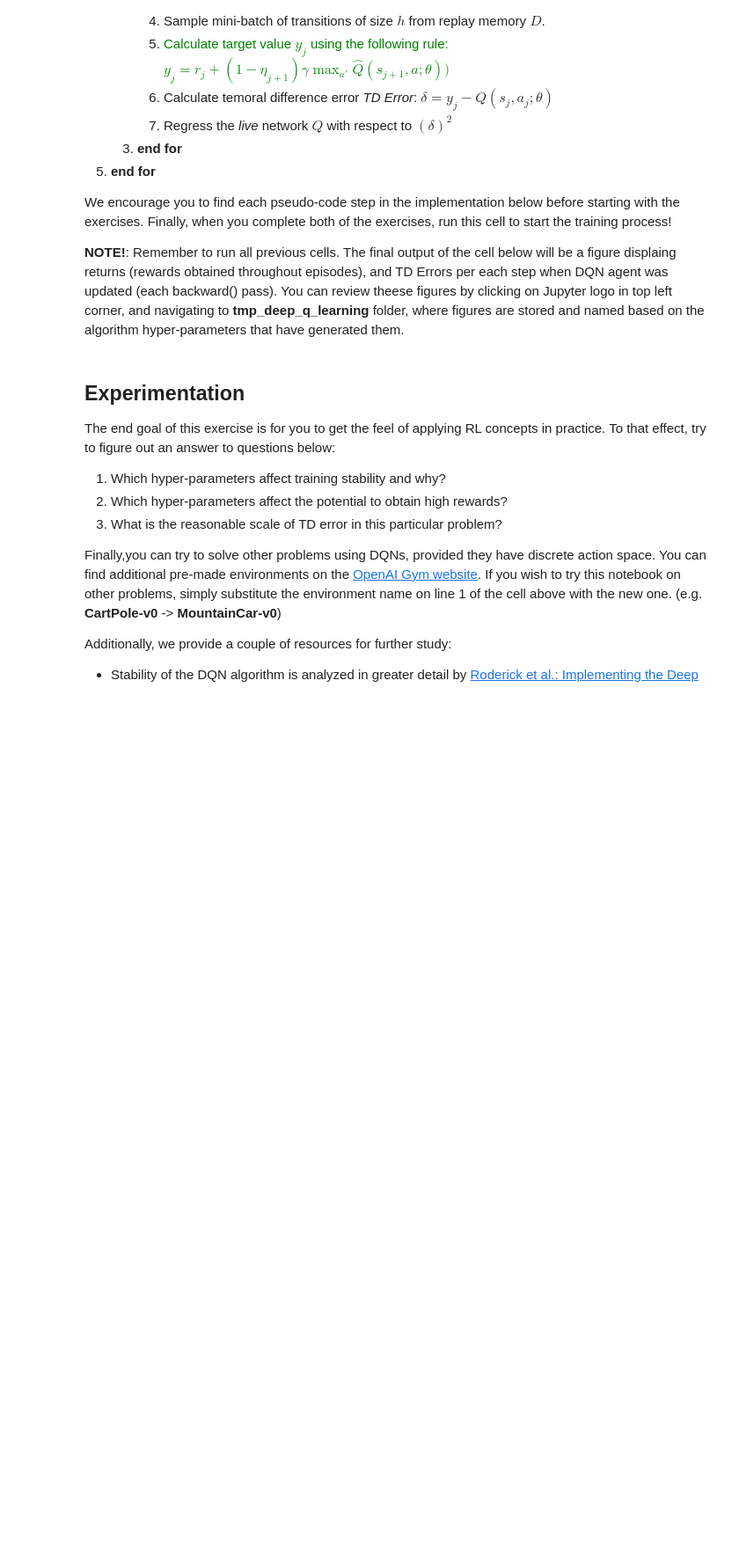
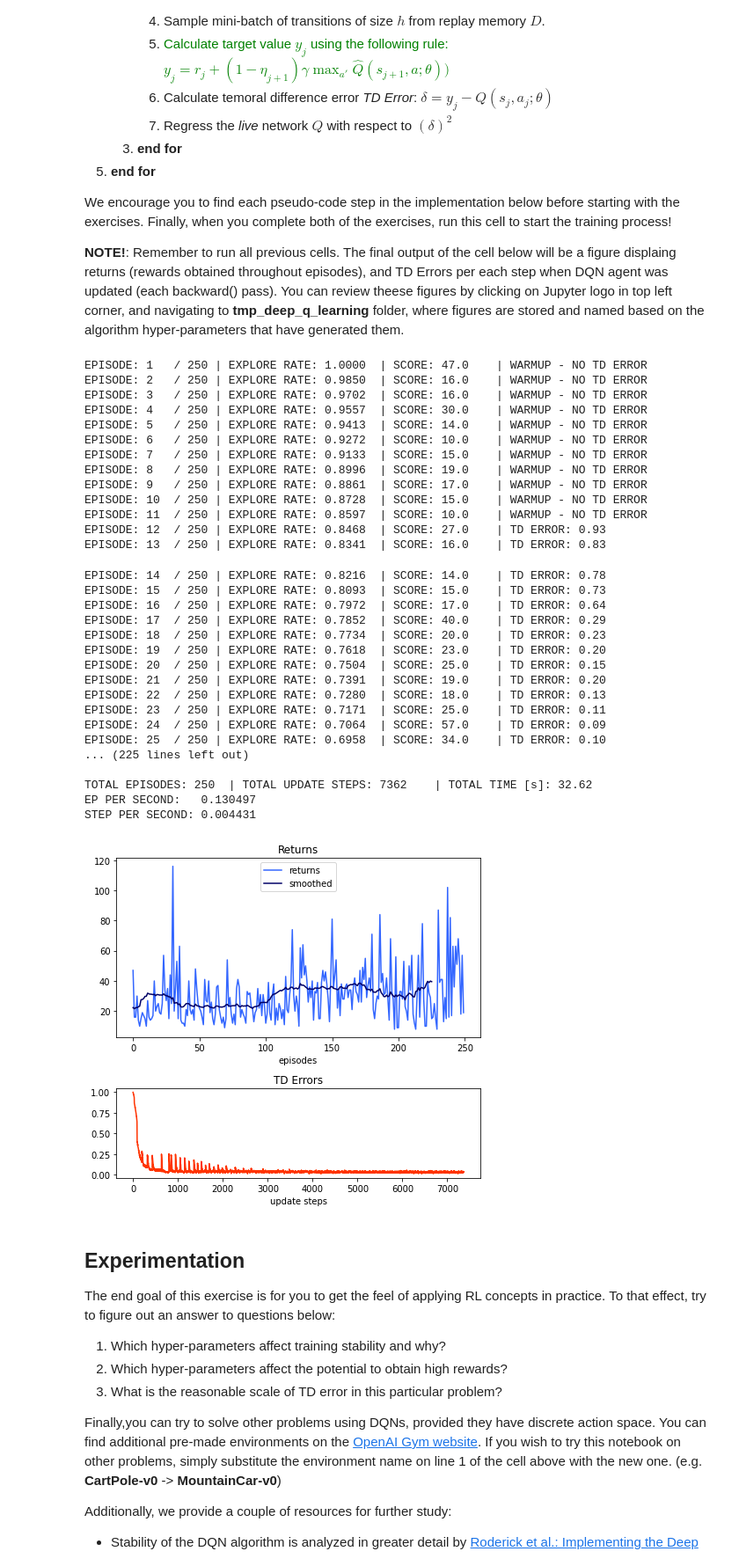
Before and after one commit to stefcon/dqn-pollo, a Jupyter notebook: RL-workshop/jupyter/deepq_learning.ipynb, the cells around one changed output. Shown at 88% size. Cells and saved outputs as stored; diff of their text form; code cells hidden in the pictures; blank space fills up the shorter version.

```diff
--- a/RL-workshop/jupyter/deepq_learning.ipynb
+++ b/RL-workshop/jupyter/deepq_learning.ipynb
@@ -316,7 +326,7 @@ for episode in range(EPISODES):
     for t in range(STEPS):
 
         # Display the game. Comment bellow line in order to get faster training.
-        env.render()
+#         env.render()
 
         if random.random() <= epsilon:
             action = env.env.action_space.sample()
@@ -341,33 +351,65 @@ for episode in range(EPISODES):
         if done or (t == STEPS - 1):
             if episode > 10:
                 print("EPISODE: {0: <4}/{1: >4} | EXPLORE RATE: {2: <7.4f} | SCORE: {3: <7.1f}"
                       " | TD ERROR: {4: <5.2f} ".format(episode + 1, EPISODES, epsilon, cum_rew, td_error))
             else:
                 print("EPISODE: {0: <4}/{1: >4} | EXPLORE RATE: {2: <7.4f} | SCORE: {3: <7.1f}"
                       " | WARMUP - NO TD ERROR".format(episode + 1, EPISODES, epsilon, cum_rew))
             results.append(cum_rew)
             break
 
         state = next_state
 
     if epsilon > EPSILON_END:
         epsilon *= EPSILON_DECAY
 
 end = time.time()
 total_time = end - start
 
 print()
 print("TOTAL EPISODES: {0: <4} | TOTAL UPDATE STEPS: {1: <7} | TOTAL TIME [s]: {2: <7.2f}"
       .format(EPISODES, len(td_errors), total_time))
 print("EP PER SECOND: {0: >10.6f}".format(total_time / EPISODES))
 print("STEP PER SECOND: {0: >8.6f}".format(total_time / len(td_errors)))
 
 fig = visualize_result(
     returns=results,
     td_errors=td_errors,
     policy_errors=None
 )
 fig.savefig(os.path.join(STORE_PATH, run_name + '.png'), dpi=400)
+# %% [output]
+EPISODE: 1   / 250 | EXPLORE RATE: 1.0000  | SCORE: 47.0    | WARMUP - NO TD ERROR
+EPISODE: 2   / 250 | EXPLORE RATE: 0.9850  | SCORE: 16.0    | WARMUP - NO TD ERROR
+EPISODE: 3   / 250 | EXPLORE RATE: 0.9702  | SCORE: 16.0    | WARMUP - NO TD ERROR
+EPISODE: 4   / 250 | EXPLORE RATE: 0.9557  | SCORE: 30.0    | WARMUP - NO TD ERROR
+EPISODE: 5   / 250 | EXPLORE RATE: 0.9413  | SCORE: 14.0    | WARMUP - NO TD ERROR
+EPISODE: 6   / 250 | EXPLORE RATE: 0.9272  | SCORE: 10.0    | WARMUP - NO TD ERROR
+EPISODE: 7   / 250 | EXPLORE RATE: 0.9133  | SCORE: 15.0    | WARMUP - NO TD ERROR
+EPISODE: 8   / 250 | EXPLORE RATE: 0.8996  | SCORE: 19.0    | WARMUP - NO TD ERROR
+EPISODE: 9   / 250 | EXPLORE RATE: 0.8861  | SCORE: 17.0    | WARMUP - NO TD ERROR
+EPISODE: 10  / 250 | EXPLORE RATE: 0.8728  | SCORE: 15.0    | WARMUP - NO TD ERROR
+EPISODE: 11  / 250 | EXPLORE RATE: 0.8597  | SCORE: 10.0    | WARMUP - NO TD ERROR
+EPISODE: 12  / 250 | EXPLORE RATE: 0.8468  | SCORE: 27.0    | TD ERROR: 0.93
+EPISODE: 13  / 250 | EXPLORE RATE: 0.8341  | SCORE: 16.0    | TD ERROR: 0.83
+EPISODE: 14  / 250 | EXPLORE RATE: 0.8216  | SCORE: 14.0    | TD ERROR: 0.78
+EPISODE: 15  / 250 | EXPLORE RATE: 0.8093  | SCORE: 15.0    | TD ERROR: 0.73
+EPISODE: 16  / 250 | EXPLORE RATE: 0.7972  | SCORE: 17.0    | TD ERROR: 0.64
+EPISODE: 17  / 250 | EXPLORE RATE: 0.7852  | SCORE: 40.0    | TD ERROR: 0.29
+EPISODE: 18  / 250 | EXPLORE RATE: 0.7734  | SCORE: 20.0    | TD ERROR: 0.23
+EPISODE: 19  / 250 | EXPLORE RATE: 0.7618  | SCORE: 23.0    | TD ERROR: 0.20
+EPISODE: 20  / 250 | EXPLORE RATE: 0.7504  | SCORE: 25.0    | TD ERROR: 0.15
+EPISODE: 21  / 250 | EXPLORE RATE: 0.7391  | SCORE: 19.0    | TD ERROR: 0.20
+EPISODE: 22  / 250 | EXPLORE RATE: 0.7280  | SCORE: 18.0    | TD ERROR: 0.13
+EPISODE: 23  / 250 | EXPLORE RATE: 0.7171  | SCORE: 25.0    | TD ERROR: 0.11
+EPISODE: 24  / 250 | EXPLORE RATE: 0.7064  | SCORE: 57.0    | TD ERROR: 0.09
+EPISODE: 25  / 250 | EXPLORE RATE: 0.6958  | SCORE: 34.0    | TD ERROR: 0.10
+... (225 lines left out)
+
+TOTAL EPISODES: 250  | TOTAL UPDATE STEPS: 7362    | TOTAL TIME [s]: 32.62
+EP PER SECOND:   0.130497
+STEP PER SECOND: 0.004431
+[figure, added]
 # %% [markdown]
 ## Experimentation
 
```
Also changed, not shown: parts of 4 cells of this notebook, 2 other files.
